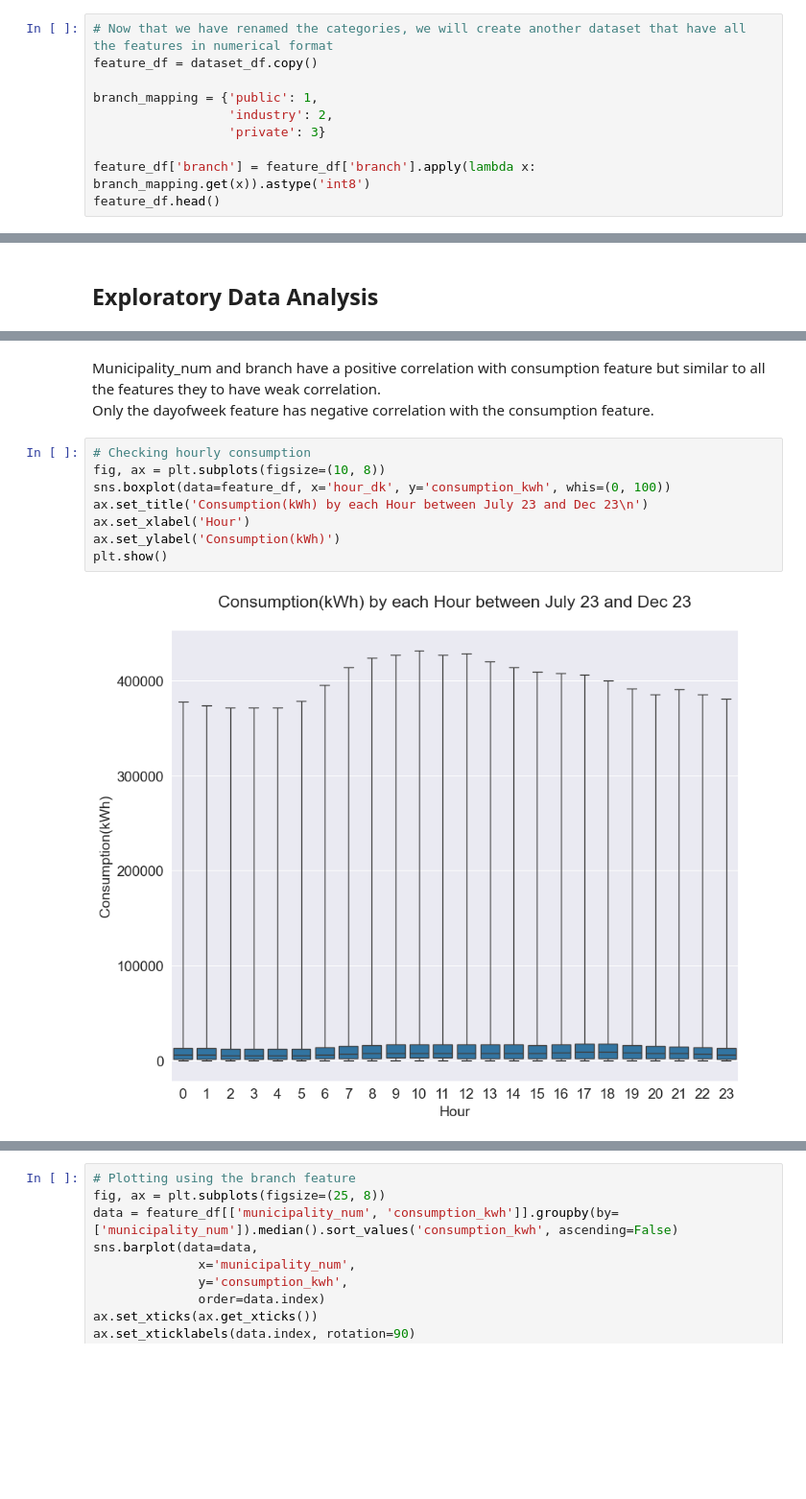
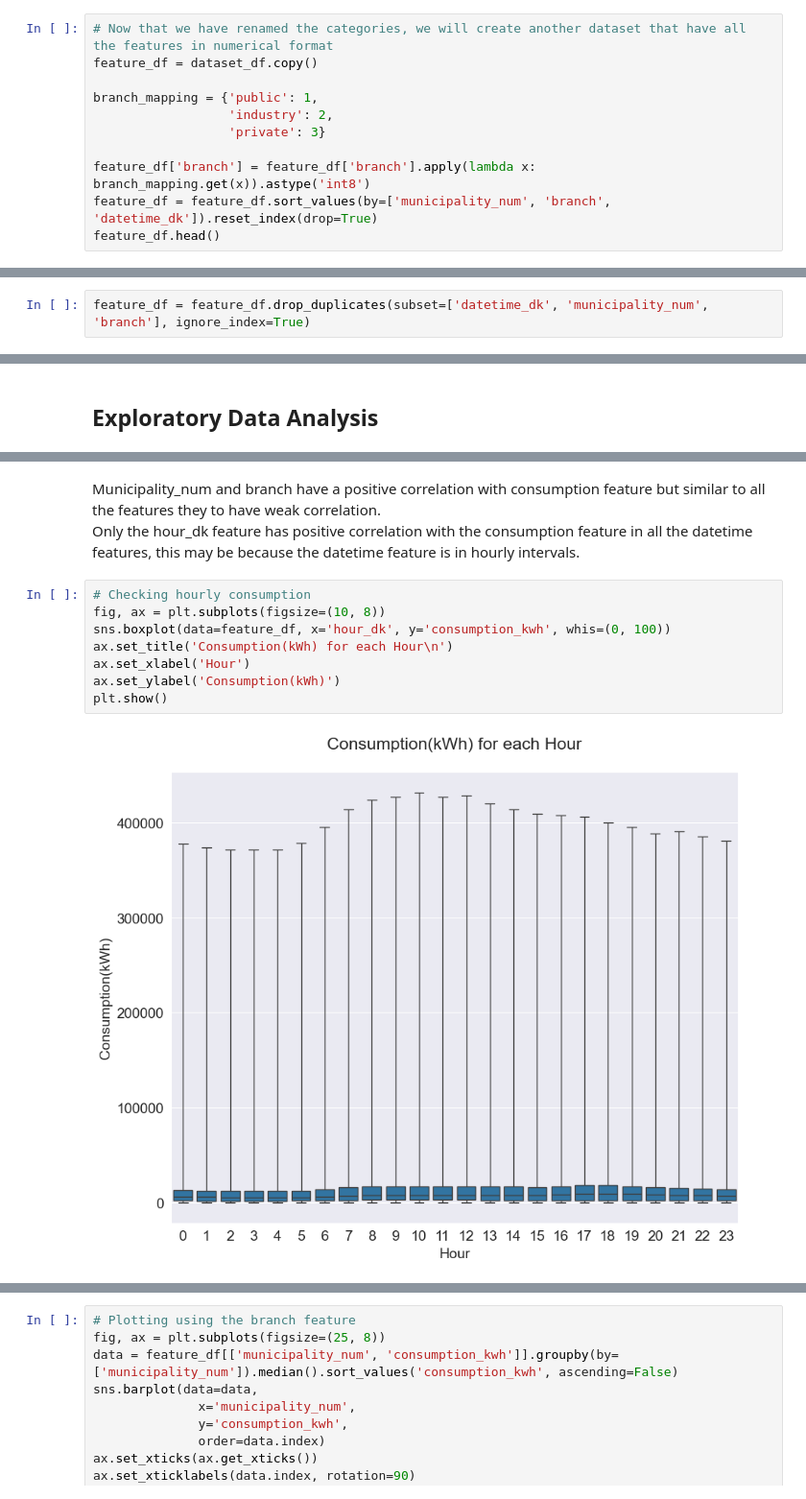
Before and after one commit to JohnPPinto/energy-consumption-forecasting, a Jupyter notebook: notebooks/02_data_cleaning_eda.ipynb, the cells around one changed output, grey strips where cells are left out. Shown: that part at 96% size. Saved outputs shown, nothing was run; the diff lists cells and outputs as text; blank space fills up the shorter version.

```diff
--- a/notebooks/02_data_cleaning_eda.ipynb
+++ b/notebooks/02_data_cleaning_eda.ipynb
@@ -308,6 +297,7 @@ branch_mapping = {'public': 1,
                   'private': 3}
 
 feature_df['branch'] = feature_df['branch'].apply(lambda x: branch_mapping.get(x)).astype('int8')
+feature_df = feature_df.sort_values(by=['municipality_num', 'branch', 'datetime_dk']).reset_index(drop=True)
 feature_df.head()
 # %% [output]
 |  | datetime_dk | municipality_num | branch | consumption_kwh |
@@ -318,0 +311,2 @@ feature_df.head()
+# %%
+feature_df = feature_df.drop_duplicates(subset=['datetime_dk', 'municipality_num', 'branch'], ignore_index=True)
@@ -385,16 +393,16 @@ plt.title('Correlation Matrix\n');
 # %% [markdown]
 Municipality_num and branch have a positive correlation with consumption feature but similar to all the features they to have weak correlation. \
-Only the dayofweek feature has negative correlation with the consumption feature.
+Only the hour_dk feature has positive correlation with the consumption feature in all the datetime features, this may be because the datetime feature is in hourly intervals.
 # %%
 # Checking hourly consumption
 fig, ax = plt.subplots(figsize=(10, 8))
 sns.boxplot(data=feature_df, x='hour_dk', y='consumption_kwh', whis=(0, 100))
-ax.set_title('Consumption(kWh) by each Hour between July 23 and Dec 23\n')
+ax.set_title('Consumption(kWh) for each Hour\n')
 ax.set_xlabel('Hour')
 ax.set_ylabel('Consumption(kWh)')
 plt.show()
 # %% [output]
-[figure, old version]
+[figure, new version]
 # %%
 # Checking monthly consumption
 fig, ax = plt.subplots(figsize=(10, 8))
```
Also changed, not shown: parts of 27 cells of this notebook, 2 other files.
